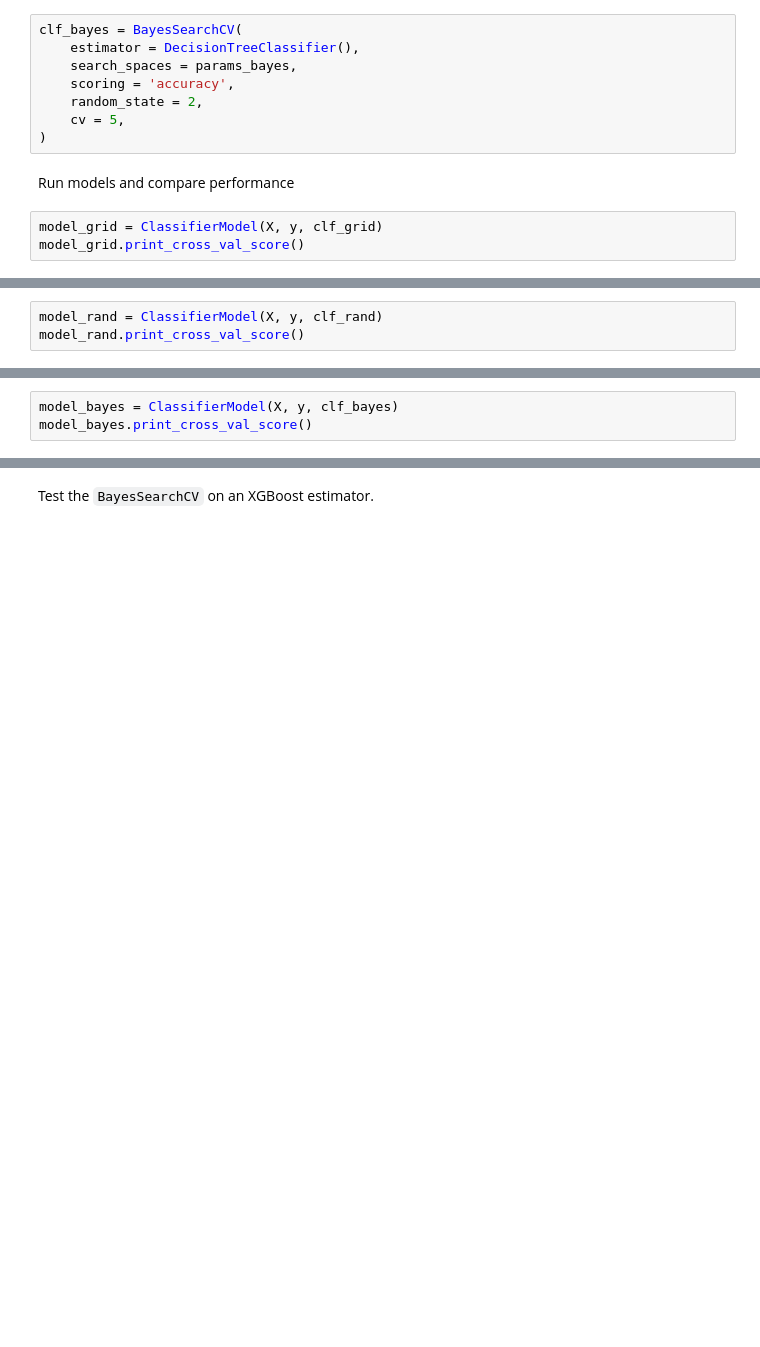
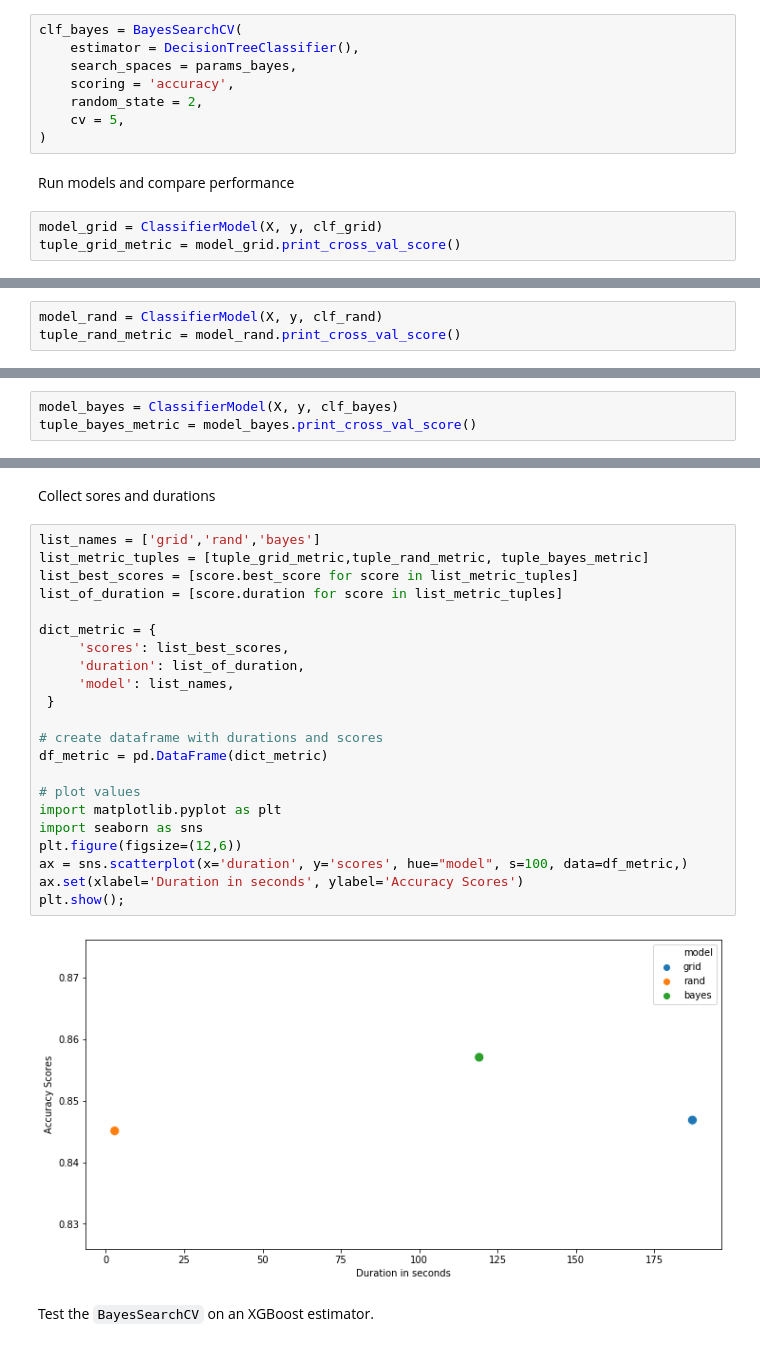
Before and after one commit to kwame561/hyperparameter_tuning, a Jupyter notebook: Hyperparameter_Tuning.ipynb, the cells around one changed output, grey strips where cells are left out. Drawn from its saved outputs; the diff is of its cells as text; blank space fills up the shorter version.

Commit message:
added model comparison plot

```diff
--- a/Hyperparameter_Tuning.ipynb
+++ b/Hyperparameter_Tuning.ipynb
@@ -174,6 +180,6 @@ clf_bayes = BayesSearchCV(
 Run models and compare performance
 # %%
 model_grid = ClassifierModel(X, y, clf_grid)
-model_grid.print_cross_val_score()
+tuple_grid_metric = model_grid.print_cross_val_score()
 # %% [output]
 Completed in 3 minutes
@@ -183,4 +189,4 @@ Best Paramters:
 # %%
 model_rand = ClassifierModel(X, y, clf_rand)
-model_rand.print_cross_val_score()
+tuple_rand_metric = model_rand.print_cross_val_score()
 # %% [output]
@@ -190,6 +196,6 @@ Best Paramters:
 {'min_samples_split': 3, 'min_samples_leaf': 8, 'max_features': 'auto', 'max_depth': None}
 # %%
 model_bayes = ClassifierModel(X, y, clf_bayes)
-model_bayes.print_cross_val_score()
+tuple_bayes_metric = model_bayes.print_cross_val_score()
 # %% [output]
 Completed in 2 minutes
@@ -199,3 +218,29 @@ OrderedDict([('max_depth', 20), ('max_features', 74), ('min_samples_leaf', 6), (
+# %% [markdown]
+Collect sores and durations
+# %%
+list_names = ['grid','rand','bayes']
+list_metric_tuples = [tuple_grid_metric,tuple_rand_metric, tuple_bayes_metric]
+list_best_scores = [score.best_score for score in list_metric_tuples]
+list_of_duration = [score.duration for score in list_metric_tuples]
+
+dict_metric = {
+     'scores': list_best_scores,
+     'duration': list_of_duration,
+     'model': list_names,
+ }
+
+# create dataframe with durations and scores
+df_metric = pd.DataFrame(dict_metric)
+
+# plot values
+import matplotlib.pyplot as plt
+import seaborn as sns
+plt.figure(figsize=(12,6))
+ax = sns.scatterplot(x='duration', y='scores', hue="model", s=100, data=df_metric,)
+ax.set(xlabel='Duration in seconds', ylabel='Accuracy Scores')
+plt.show();
+# %% [output]
+[figure, added]
 # %% [markdown]
 Test the `BayesSearchCV` on an XGBoost estimator.
 # %%
```
Also changed, not shown: parts of 13 cells of this notebook.
